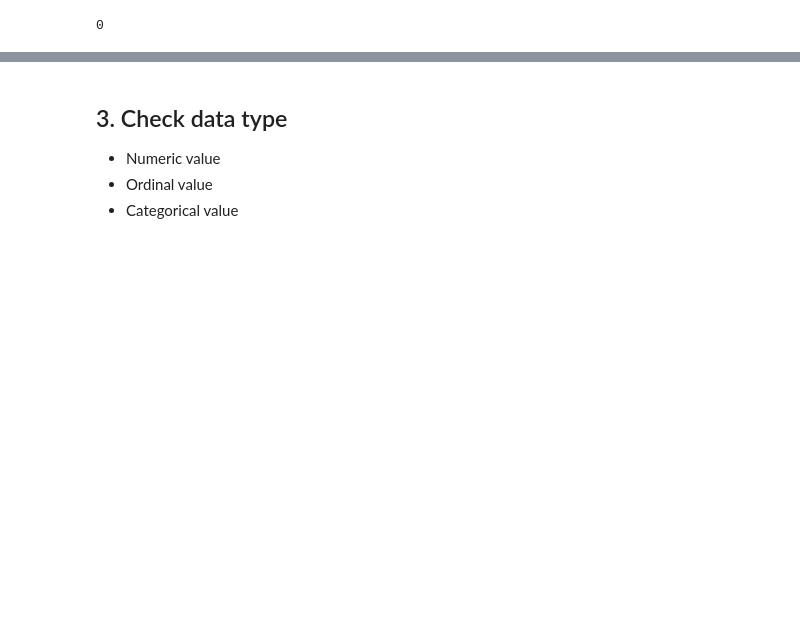
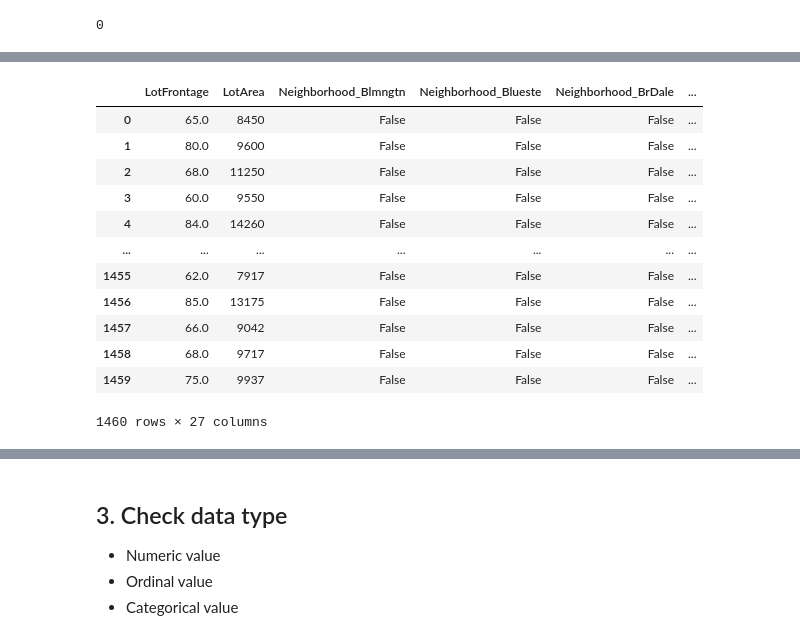
Before and after one commit to brookefzy/pitaya, a Jupyter notebook: HousingPricePredictor/01_exploratory_data_analysis.ipynb, the cells around one changed output, grey strips where cells are left out. Cells and saved outputs as stored; diff of their text form; code cells hidden in the pictures; blank space fills up the shorter version.

```diff
--- a/HousingPricePredictor/01_exploratory_data_analysis.ipynb
+++ b/HousingPricePredictor/01_exploratory_data_analysis.ipynb
@@ -135,0 +167,18 @@ df_train.isnull().sum().max() #just checking that there's no missing data missin
+# %%
+# convert the categorical variable to dummy variables
+df_KNN_imp = pd.get_dummies(df_KNN_imp, columns=['Neighborhood'], drop_first=False)
+df_KNN_imp
+# %% [output]
+|  | LotFrontage | LotArea | Neighborhood_Blmngtn | Neighborhood_Blueste | Neighborhood_BrDale | ... |
+| 0 | 65.0 | 8450 | False | False | False | ... |
+| 1 | 80.0 | 9600 | False | False | False | ... |
+| 2 | 68.0 | 11250 | False | False | False | ... |
+| 3 | 60.0 | 9550 | False | False | False | ... |
+| 4 | 84.0 | 14260 | False | False | False | ... |
+| ... | ... | ... | ... | ... | ... | ... |
+| 1455 | 62.0 | 7917 | False | False | False | ... |
+| 1456 | 85.0 | 13175 | False | False | False | ... |
+| 1457 | 66.0 | 9042 | False | False | False | ... |
+| 1458 | 68.0 | 9717 | False | False | False | ... |
+| 1459 | 75.0 | 9937 | False | False | False | ... |
+1460 rows × 27 columns
```
Also changed, not shown: parts of 12 cells of this notebook, 13 other files.
